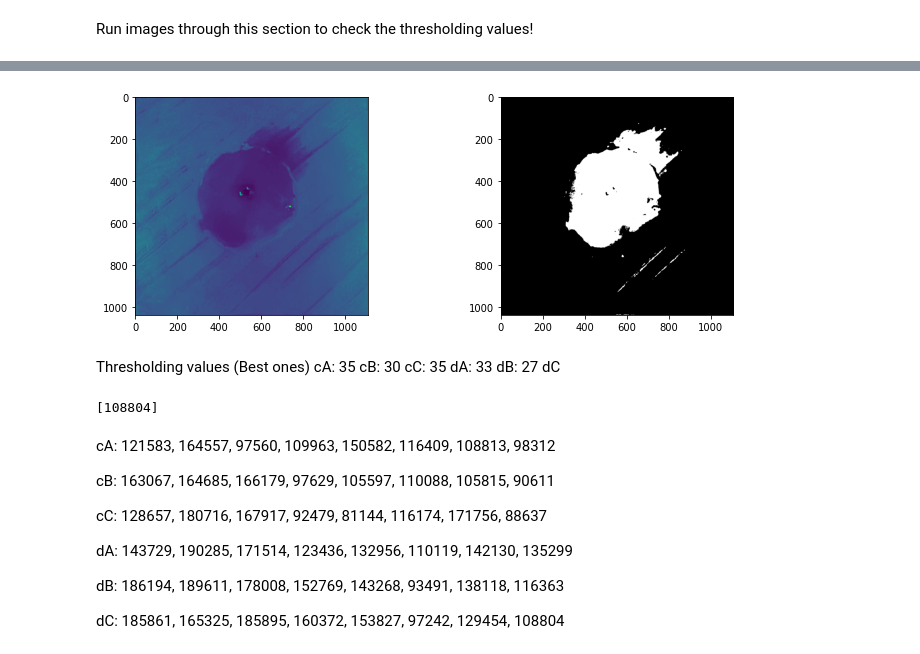
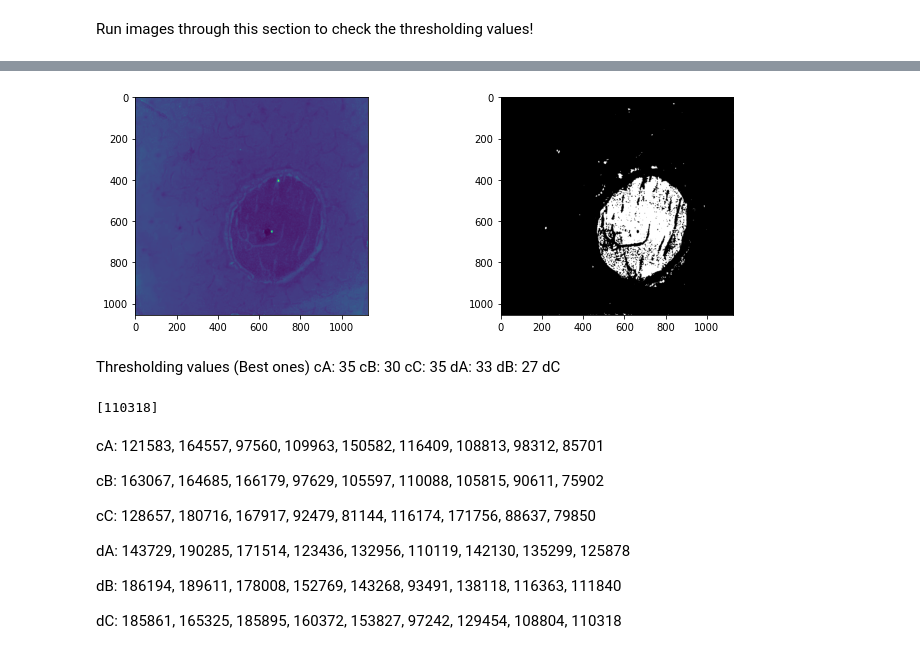
Before and after one commit to lmkelly16/BYU-REU-2022, a Jupyter notebook: all_the_loops.ipynb, the cells around one changed output, grey strips where cells are left out. Drawn from its saved outputs; the diff is of its cells as text; code cells hidden in the pictures.

```diff
--- a/all_the_loops.ipynb
+++ b/all_the_loops.ipynb
@@ -347,7 +349,7 @@ plt.legend(["Controls", "Treated"]);
 Run images through this section to check the thresholding values!
 # %%
 # Load the phase contrast image.
-im = skimage.io.imread(img_list_cC[1])
+im = skimage.io.imread(img_list_dC[8])
 
 # see how good the contrast is
 cim = im[:,:,0]
@@ -359,17 +361,17 @@ plt.imshow(im);
 # %%
 ''' Thresholding '''
 # Threshold value, as obtained by eye
-im_thresh = 33
+im_thresh = 35
 
 # Generate thresholded image
 im_bw = cim < im_thresh
 
 # plot orginal and thresholded next to each other
 fig, ax = plt.subplots(1, 2, figsize=(12,4))
 ax[0].imshow(cim)
 ax[1].imshow(im_bw, cmap=plt.cm.gray);
 # %% [output]
-[figure, old version]
+[figure, new version]
 # %% [markdown]
 Thresholding values (Best ones)
 cA: 35
@@ -383,7 +385,7 @@ dC
 
 area_list=[]
 
-for i in range(7,8):
+for i in range(8,9):
 
   zone_area_list_fix=[]
 
@@ -392,7 +394,7 @@ for i in range(7,8):
   cim = im[:,:,0]
 
   # Threshold value, as obtained by eye
-  im_thresh = 16
+  im_thresh = 35
 
   # Generate thresholded image
   im_bw = cim < im_thresh
@@ -412,16 +414,16 @@ for i in range(7,8):
 
 zone_area_list_fix
 # %% [output]
-[108804]
+[110318]
 # %% [markdown]
-cA: 121583, 164557, 97560, 109963, 150582, 116409, 108813, 98312
+cA: 121583, 164557, 97560, 109963, 150582, 116409, 108813, 98312, 85701
 
-cB: 163067, 164685, 166179, 97629, 105597, 110088, 105815, 90611
+cB: 163067, 164685, 166179, 97629, 105597, 110088, 105815, 90611, 75902
 
-cC: 128657, 180716, 167917, 92479, 81144, 116174, 171756, 88637
+cC: 128657, 180716, 167917, 92479, 81144, 116174, 171756, 88637, 79850
 
-dA: 143729, 190285, 171514, 123436, 132956, 110119, 142130, 135299
+dA: 143729, 190285, 171514, 123436, 132956, 110119, 142130, 135299, 125878
 
-dB: 186194, 189611, 178008, 152769, 143268, 93491, 138118, 116363
+dB: 186194, 189611, 178008, 152769, 143268, 93491, 138118, 116363, 111840
 
-dC: 185861, 165325, 185895, 160372, 153827, 97242, 129454, 108804
+dC: 185861, 165325, 185895, 160372, 153827, 97242, 129454, 108804, 110318
```
Also changed, not shown: parts of 10 cells of this notebook.
